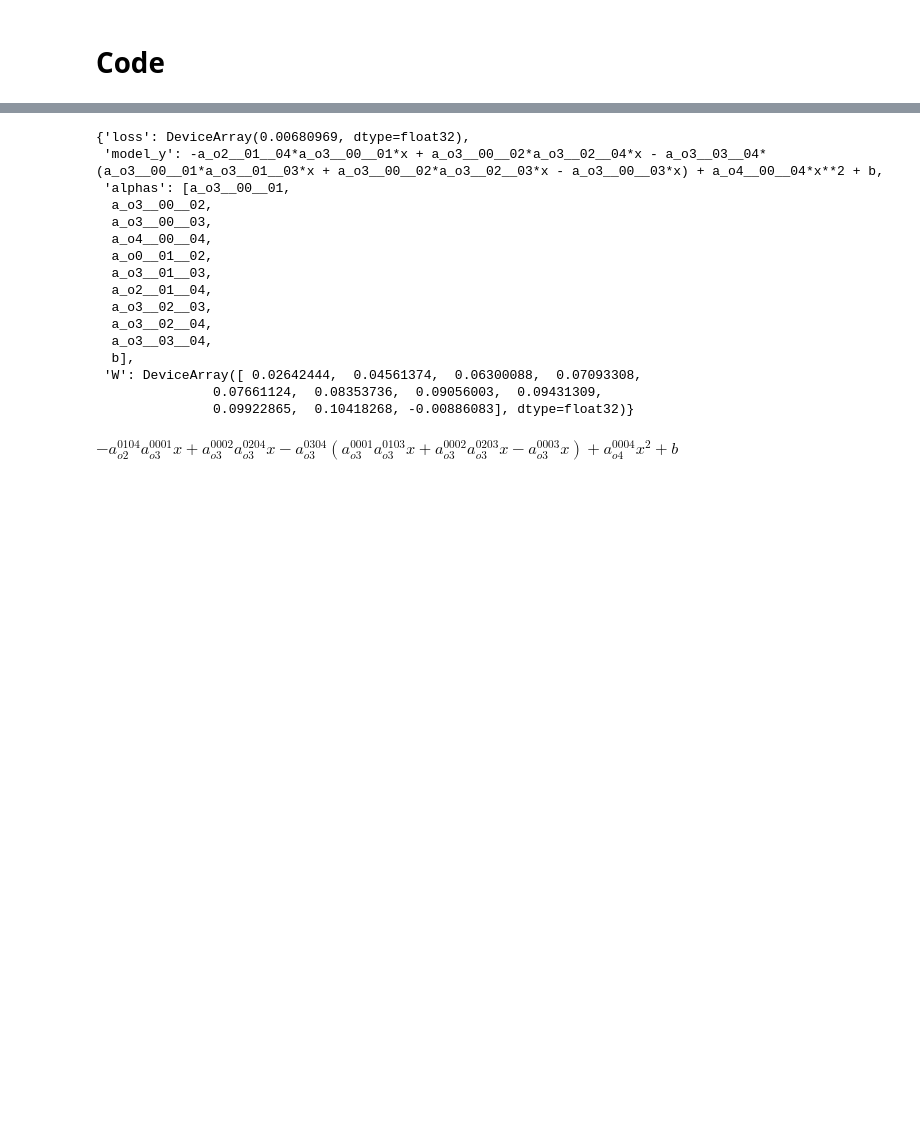
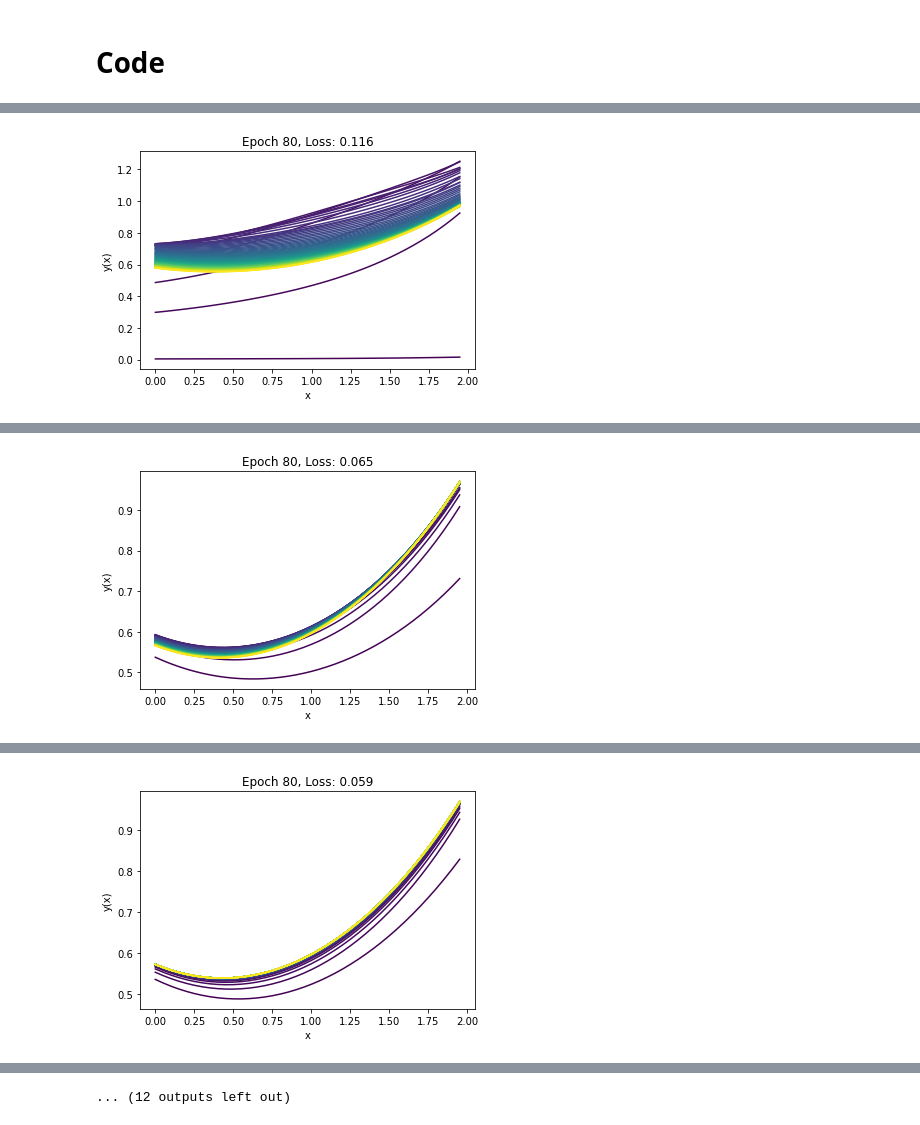
Before and after one commit to PauliusSasnauskas/sasde, a Jupyter notebook: main.ipynb, the cells around one changed output, grey strips where cells are left out. Drawn from its saved outputs; the diff is of its cells as text; code cells hidden in the pictures; blank space fills up the shorter version.

Commit message:
Update model parameters

```diff
--- a/main.ipynb
+++ b/main.ipynb
@@ -49,8 +49,8 @@ from train import train
 #     return c_1 * z - c_2 * c_1 * np.log(c_2 + z) + c_3
 # %%
 c1 = sp.symbols('c_1')
-x_bounds = (0, 4)
-c1_bounds = (1.4, 1.6)
+x_bounds = (0, 2)
+c1_bounds = (0.8, 1.2)
 # %%
 loss_model_func = lambda model_y, x, model_d2y: sp.Pow(model_d2y - c1 * (model_y) / (1 + model_y), 2, evaluate=False)
 loss_integration_func = lambda loss_model: (loss_model, (c1, *c1_bounds))
@@ -90,35 +84,36 @@ _, model_y, loss_and_grad, _ = network.get_model()
 # %%
-# plotting = Plotting(actual_func, network, x_bounds, c1_bounds)
 plotting = Plotting(None, network, x_bounds, c1_bounds)
 
 key = random.PRNGKey(7)
 
 key, subkey = random.split(key)
 W = random.uniform(subkey, shape=(len(network.alphas),), minval=0, maxval=0.001)
 
 is_final = False
 
 best = DotDict({"loss": np.inf})
 
 while not is_final:
     plotting.funcs = []
     train_results = train(
         network,
-        dataset = [(0, -0.6081976)],
+        dataset = [(2, 1)],
         plotting = plotting,
         key = key,
-        lr = 0.00001,
-        lr_2 = 0,
-        epochs = 20,
+        lr = 0.0002,
+        lr_2 = 0.0001,
+        epochs = 80,
         verbose = 0,
         batch_size = 16,
         W_init = W,
         best = best
     )
 
     W = train_results.W
     loss_history = train_results.loss_history
 
     info('Pruning weights...')
     network.assign_weights(W)
     W, model_y, loss_and_grad, is_final = network.prune_auto()
+# %% [output]
+[figure, added]
@@ -124,0 +128 @@ while not is_final:
+[figure, added]
@@ -124,0 +137 @@ while not is_final:
+[figure, added]
@@ -125,23 +173 @@ while not is_final:
+... (12 outputs left out)
-# %%
-best
-# %% [output]
-{'loss': DeviceArray(0.00680969, dtype=float32),
- 'model_y': -a_o2__01__04*a_o3__00__01*x + a_o3__00__02*a_o3__02__04*x - a_o3__03__04*(a_o3__00__01*a_o3__01__03*x + a_o3__00__02*a_o3__02__03*x - a_o3__00__03*x) + a_o4__00__04*x**2 + b,
- 'alphas': [a_o3__00__01,
-  a_o3__00__02,
-  a_o3__00__03,
-  a_o4__00__04,
-  a_o0__01__02,
-  a_o3__01__03,
-  a_o2__01__04,
-  a_o3__02__03,
-  a_o3__02__04,
-  a_o3__03__04,
-  b],
- 'W': DeviceArray([ 0.02642444,  0.04561374,  0.06300088,  0.07093308,
-               0.07661124,  0.08353736,  0.09056003,  0.09431309,
-               0.09922865,  0.10418268, -0.00886083], dtype=float32)}
-# %%
-best.model_y
-# %% [output]
-$\displaystyle - a^{01 04}_{o2} a^{00 01}_{o3} x + a^{00 02}_{o3} a^{02 04}_{o3} x - a^{03 04}_{o3} \left(a^{00 01}_{o3} a^{01 03}_{o3} x + a^{00 02}_{o3} a^{02 03}_{o3} x - a^{00 03}_{o3} x\right) + a^{00 04}_{o4} x^{2} + b$
```
Also changed, not shown: parts of 10 cells of this notebook, 3 other files.
